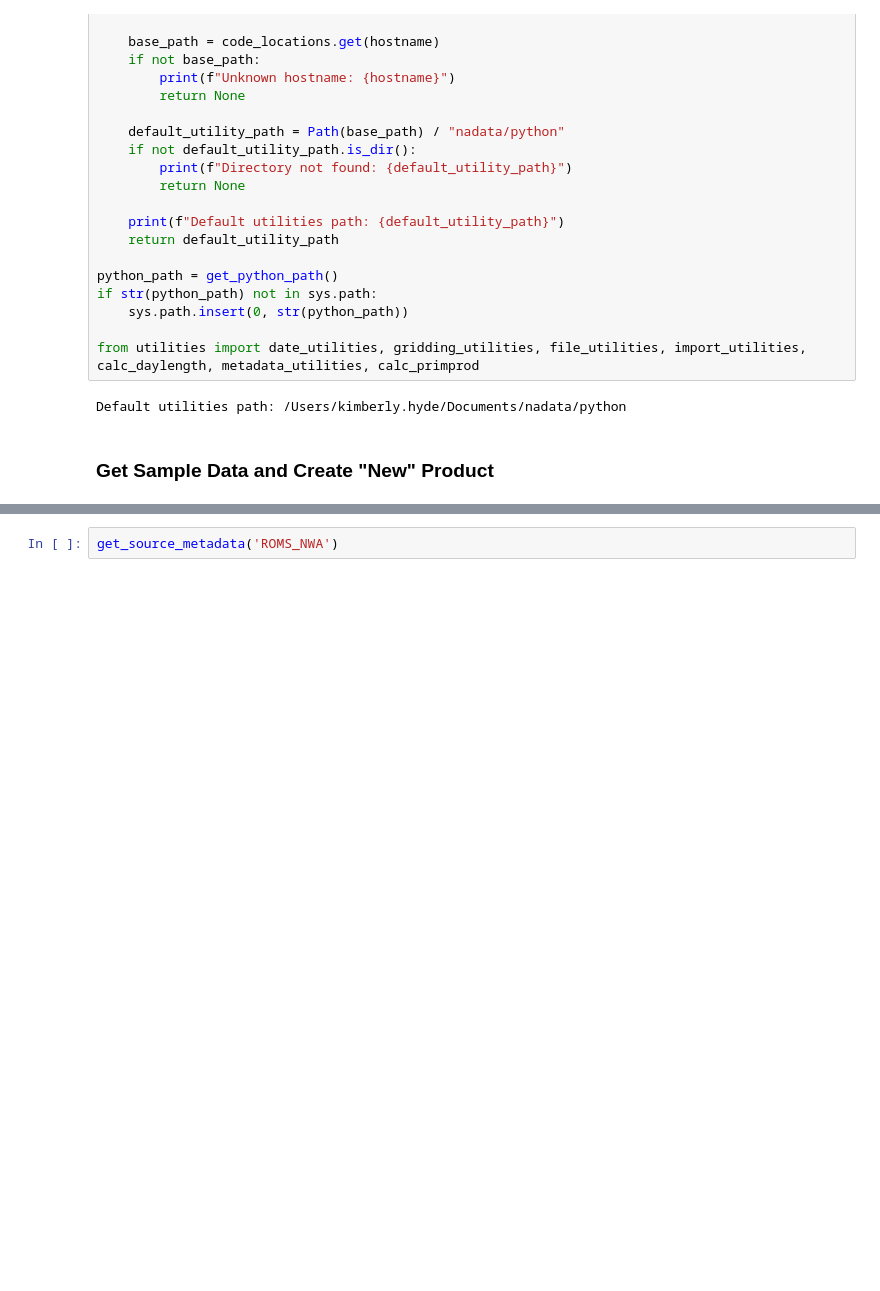
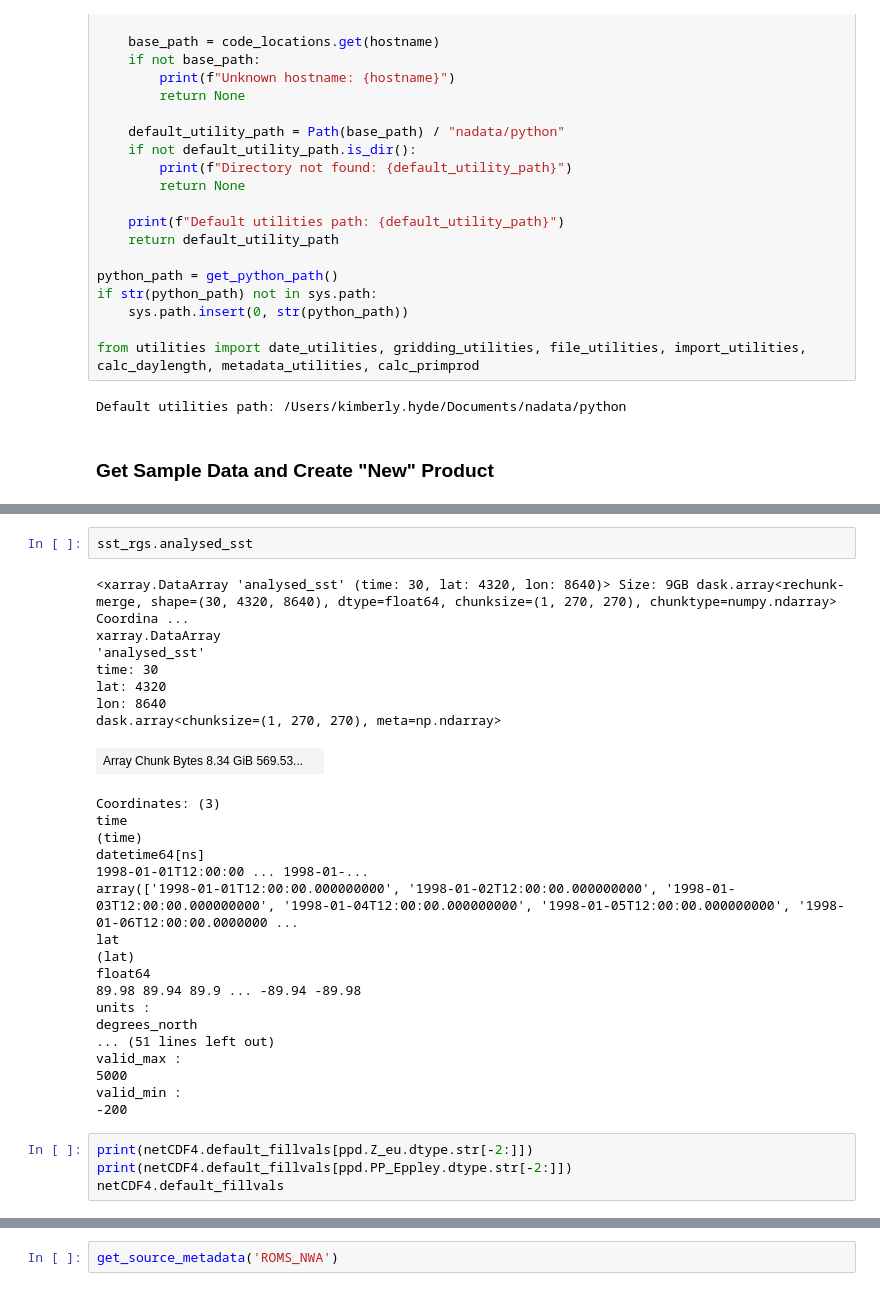
Before and after one commit to NEFSC/READ-EDAB-Utilities-py, a Jupyter notebook: metadata_test.ipynb, the cells around one changed output, grey strips where cells are left out. Drawn from its saved outputs; the diff is of its cells as text; blank space fills up the shorter version.

```diff
--- a/metadata_test.ipynb
+++ b/metadata_test.ipynb
@@ -102,0 +162,32 @@ all_refs
+# %%
+sst_rgs.analysed_sst
+# %% [output]
+<xarray.DataArray 'analysed_sst' (time: 30, lat: 4320, lon: 8640)> Size: 9GB dask.array<rechunk-merge, shape=(30, 4320, 8640), dtype=float64, chunksize=(1, 270, 270), chunktype=numpy.ndarray> Coordina ...
+xarray.DataArray
+'analysed_sst'
+time: 30
+lat: 4320
+lon: 8640
+dask.array<chunksize=(1, 270, 270), meta=np.ndarray>
+| Array Chunk Bytes 8.34 GiB 569.53... |  |
+Coordinates: (3)
+time
+(time)
+datetime64[ns]
+1998-01-01T12:00:00 ... 1998-01-...
+array(['1998-01-01T12:00:00.000000000', '1998-01-02T12:00:00.000000000', '1998-01-03T12:00:00.000000000', '1998-01-04T12:00:00.000000000', '1998-01-05T12:00:00.000000000', '1998-01-06T12:00:00.0000000 ...
+lat
+(lat)
+float64
+89.98 89.94 89.9 ... -89.94 -89.98
+units :
+degrees_north
+... (51 lines left out)
+valid_max :
+5000
+valid_min :
+-200
+# %%
+print(netCDF4.default_fillvals[ppd.Z_eu.dtype.str[-2:]])
+print(netCDF4.default_fillvals[ppd.PP_Eppley.dtype.str[-2:]])
+netCDF4.default_fillvals
```
Also changed, not shown: parts of 25 cells of this notebook, 4 other files.
